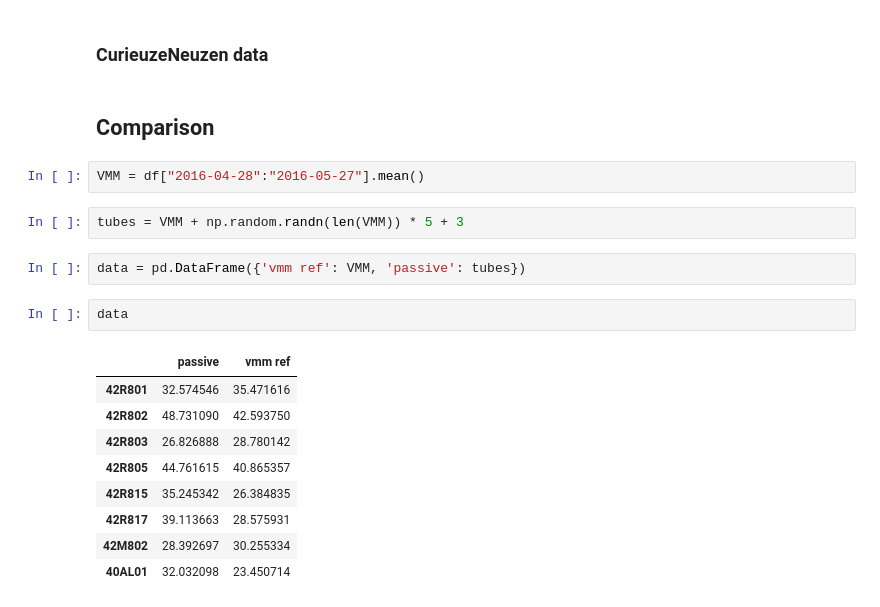
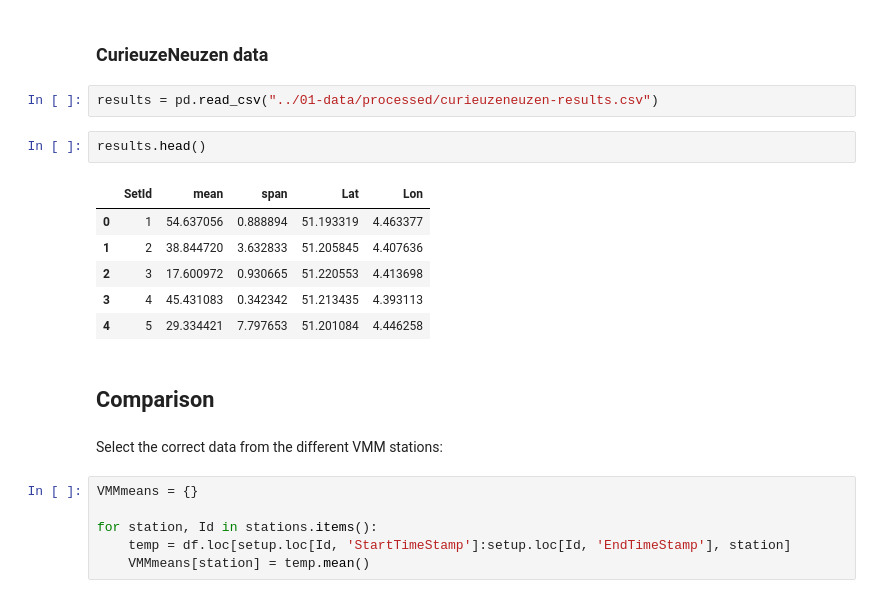
Before and after one commit to gridl/CurieuzeNeuzen, a Jupyter notebook: 02-processing/calibration_VMM.ipynb, the cells around one changed output. Drawn from its saved outputs; the diff is of its cells as text.

```diff
--- a/02-processing/calibration_VMM.ipynb
+++ b/02-processing/calibration_VMM.ipynb
@@ -62,22 +98,23 @@ dtype: float64
 # %% [markdown]
 ### CurieuzeNeuzen data
+# %%
+results = pd.read_csv("../01-data/processed/curieuzeneuzen-results.csv")
+# %%
+results.head()
+# %% [output]
+|  | SetId | mean | span | Lat | Lon |
+| 0 | 1 | 54.637056 | 0.888894 | 51.193319 | 4.463377 |
+| 1 | 2 | 38.844720 | 3.632833 | 51.205845 | 4.407636 |
+| 2 | 3 | 17.600972 | 0.930665 | 51.220553 | 4.413698 |
+| 3 | 4 | 45.431083 | 0.342342 | 51.213435 | 4.393113 |
+| 4 | 5 | 29.334421 | 7.797653 | 51.201084 | 4.446258 |
 # %% [markdown]
 ## Comparison
-# %%
-VMM = df["2016-04-28":"2016-05-27"].mean()
-# %%
-tubes = VMM + np.random.randn(len(VMM)) * 5 + 3
-# %%
-data = pd.DataFrame({'vmm ref': VMM, 'passive': tubes})
-# %%
-data
-# %% [output]
-|  | passive | vmm ref |
-| 42R801 | 32.574546 | 35.471616 |
-| 42R802 | 48.731090 | 42.593750 |
-| 42R803 | 26.826888 | 28.780142 |
-| 42R805 | 44.761615 | 40.865357 |
-| 42R815 | 35.245342 | 26.384835 |
-| 42R817 | 39.113663 | 28.575931 |
-| 42M802 | 28.392697 | 30.255334 |
-| 40AL01 | 32.032098 | 23.450714 |
+# %% [markdown]
+Select the correct data from the different VMM stations:
+# %%
+VMMmeans = {}
+
+for station, Id in stations.items():
+    temp = df.loc[setup.loc[Id, 'StartTimeStamp']:setup.loc[Id, 'EndTimeStamp'], station]
+    VMMmeans[station] = temp.mean()
```
Also changed, not shown: parts of 15 cells of this notebook, 2 other files.
